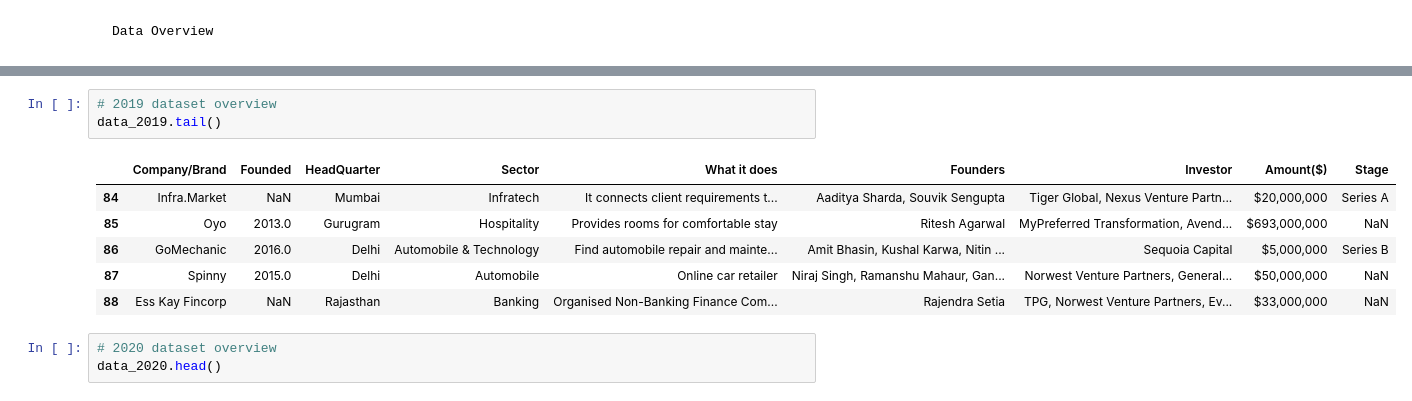
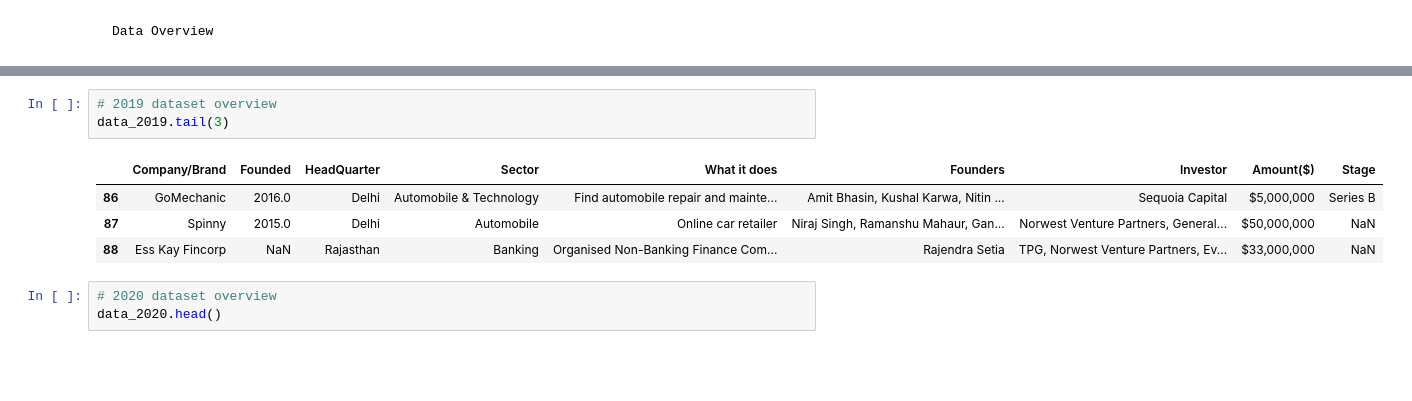
Before and after one commit to DelphinKdl/-Data-analysis-project-Data-Driven-Insights-for-Indian-Startup-Growth, a Jupyter notebook: notebook.ipynb, the cells around one changed output, grey strips where cells are left out. Drawn from its saved outputs; the diff is of its cells as text; blank space fills up the shorter version.

```diff
--- a/notebook.ipynb
+++ b/notebook.ipynb
@@ -98,10 +78,8 @@ array(['250000', '₹40,000,000', '₹65,000,000', '2000000', '—', '1600000',
 # %%
 # 2019 dataset overview
-data_2019.tail()
+data_2019.tail(3)
 # %% [output]
 |  | Company/Brand | Founded | HeadQuarter | Sector | What it does | Founders | Investor | Amount($) | Stage |
-| 84 | Infra.Market | NaN | Mumbai | Infratech | It connects client requirements t... | Aaditya Sharda, Souvik Sengupta | Tiger Global, Nexus Venture Partn... | $20,000,000 | Series A |
-| 85 | Oyo | 2013.0 | Gurugram | Hospitality | Provides rooms for comfortable stay | Ritesh Agarwal | MyPreferred Transformation, Avend... | $693,000,000 | NaN |
 | 86 | GoMechanic | 2016.0 | Delhi | Automobile & Technology | Find automobile repair and mainte... | Amit Bhasin, Kushal Karwa, Nitin ... | Sequoia Capital | $5,000,000 | Series B |
 | 87 | Spinny | 2015.0 | Delhi | Automobile | Online car retailer | Niraj Singh, Ramanshu Mahaur, Gan... | Norwest Venture Partners, General... | $50,000,000 | NaN |
 | 88 | Ess Kay Fincorp | NaN | Rajasthan | Banking | Organised Non-Banking Finance Com... | Rajendra Setia | TPG, Norwest Venture Partners, Ev... | $33,000,000 | NaN |
```
Also changed, not shown: parts of 42 cells of this notebook.
